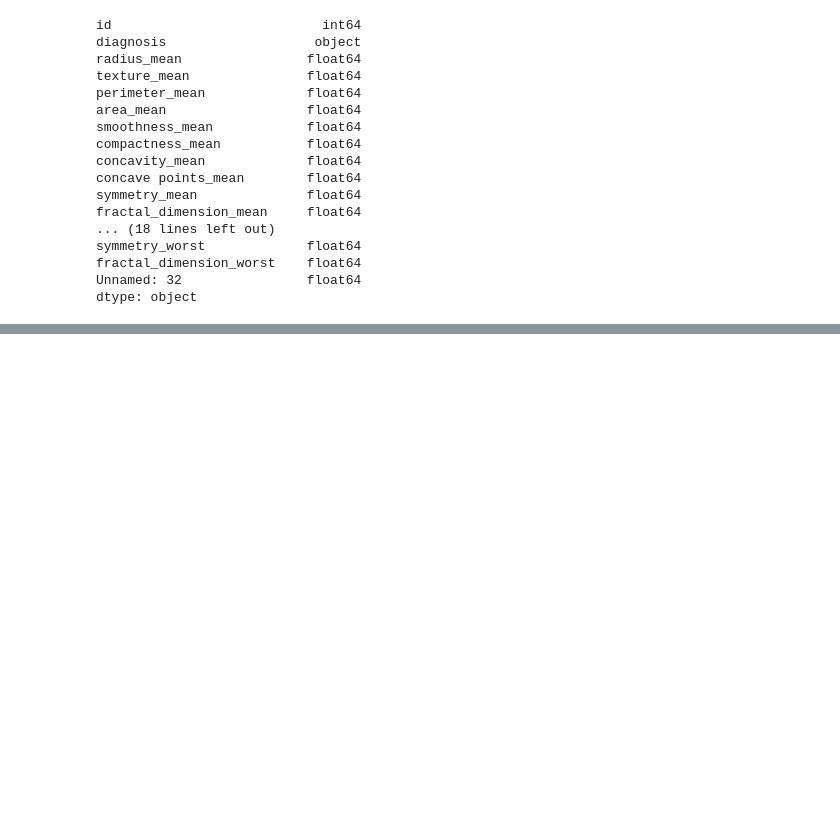
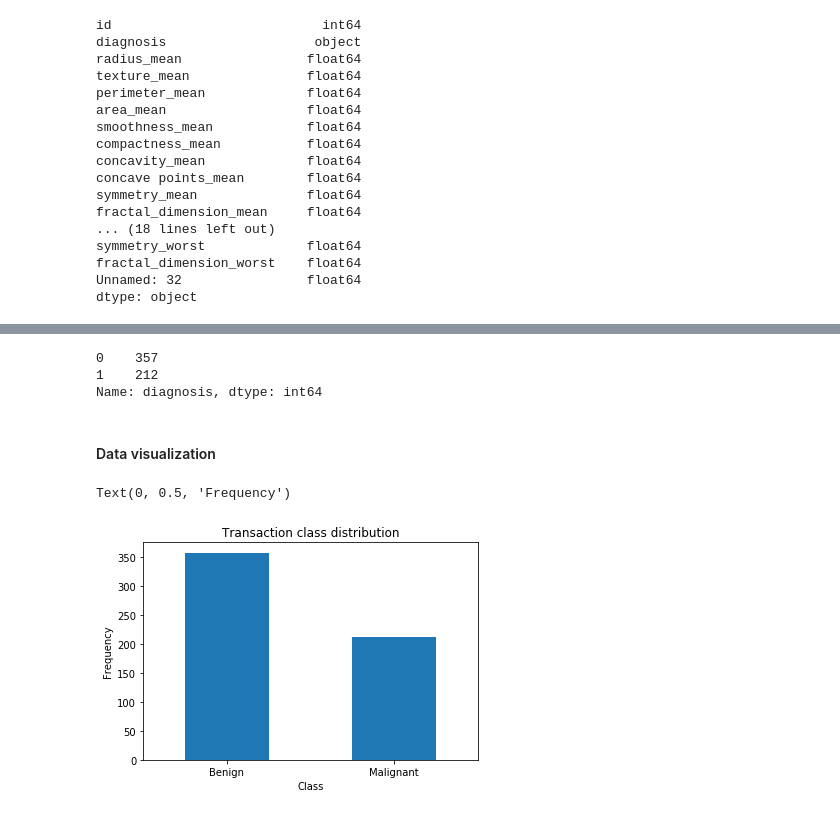
Before and after one commit to rishavhack/Machine-Learning-Using-Python, a Jupyter notebook: Part 9 K-Nearest Neighbors (K-NN)/Breast Cancer Prediction using KNN.ipynb, the cells around one changed output, grey strips where cells are left out. Cells and saved outputs as stored; diff of their text form; code cells hidden in the pictures; blank space fills up the shorter version.

```diff
--- a/Part 9 K-Nearest Neighbors (K-NN)/Breast Cancer Prediction using KNN.ipynb
+++ b/Part 9 K-Nearest Neighbors (K-NN)/Breast Cancer Prediction using KNN.ipynb
@@ -64,0 +72,3 @@ dtype: object
+# %%
+drop_cols = ['Unnamed: 32','id']
+bc = bc.drop(drop_cols, axis = 1)
@@ -64,0 +82,3 @@ dtype: object
+# %%
+bc['diagnosis'] = bc['diagnosis'].map({'M': 1, 'B': 0})
+bc.head()
@@ -64,0 +93,20 @@ dtype: object
+# %%
+bc['diagnosis'].value_counts()
+# %% [output]
+0    357
+1    212
+Name: diagnosis, dtype: int64
+# %% [markdown]
+#### Data visualization
+# %%
+# plotting the labels with the frequency
+Labels = ['Benign','Malignant']
+classes = pd.value_counts(bc['diagnosis'], sort = True)
+classes.plot(kind = 'bar', rot=0)
+plt.title("Transaction class distribution")
+plt.xticks(range(2), Labels)
+plt.xlabel("Class")
+plt.ylabel("Frequency")
+# %% [output]
+Text(0, 0.5, 'Frequency')
+[figure, added]
```
Also changed, not shown: parts of 7 cells of this notebook.
